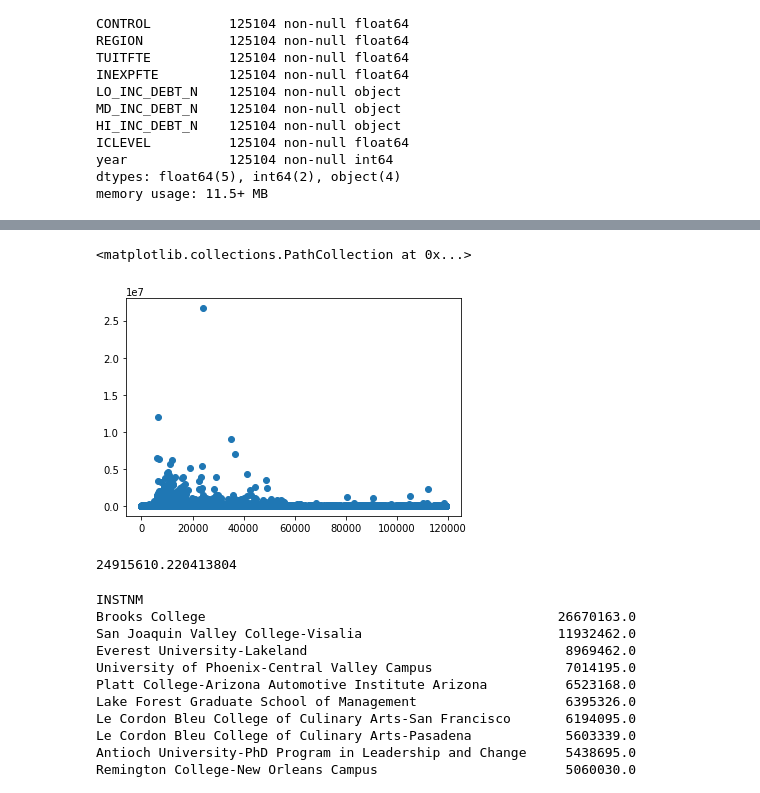
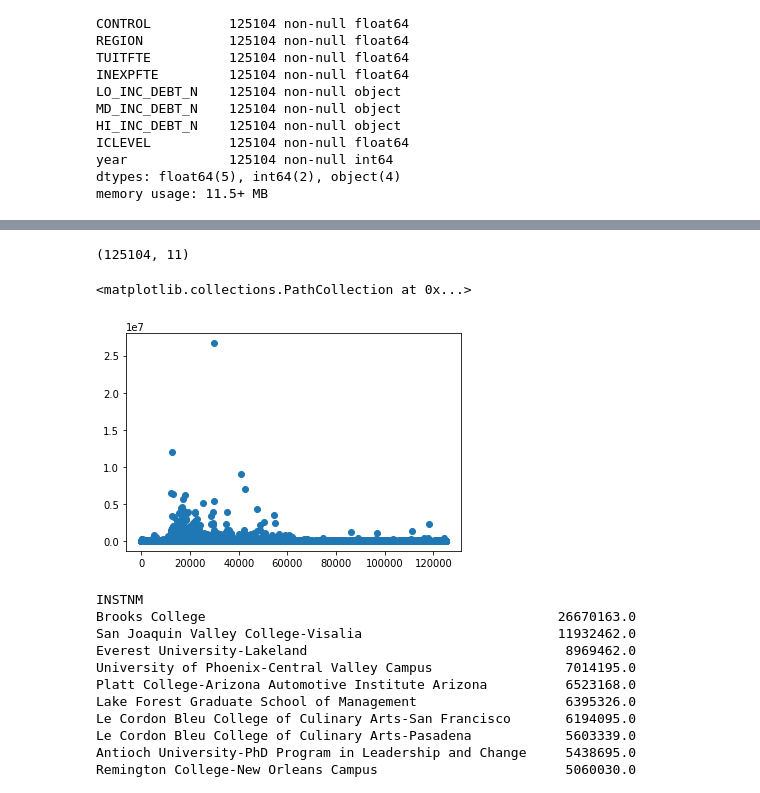
Before and after one commit to CliffordBridges/College-Scorecards-Uses-and-Insights, a Jupyter notebook: notebooks/EDA_and _Timeseries_College_Dataset.ipynb, the cells around one changed output, grey strips where cells are left out. Saved outputs shown, nothing was run; the diff lists cells and outputs as text; code cells hidden in the pictures.

Commit message:
finished commenting notebooks, added images to images folder

```diff
--- a/notebooks/EDA_College_Dataset.ipynb
+++ b/notebooks/EDA_and _Timeseries_College_Dataset.ipynb
@@ -256,10 +211,14 @@ tuition_df = df_no_nan[df_no_nan['year']>1998]
+# %%
+# shape of df
+df_no_nan.shape
+# %% [output]
+(125104, 11)
 # %%
+# Observing distribution of tuition
+tuition_df = df_no_nan[df_no_nan['year']>=1998]
+
 plt.scatter(np.arange(0, len(tuition_df)), tuition_df['TUITFTE'])
 # %% [output]
 <matplotlib.collections.PathCollection at 0x...>
-[figure, old version]
+[figure, new version]
-# %%
-tuition_df['TUITFTE'].quantile(0.999999)
-# %% [output]
-24915610.220413804
 # %%
```
Also changed, not shown: parts of 57 cells of this notebook, 9 other files.
